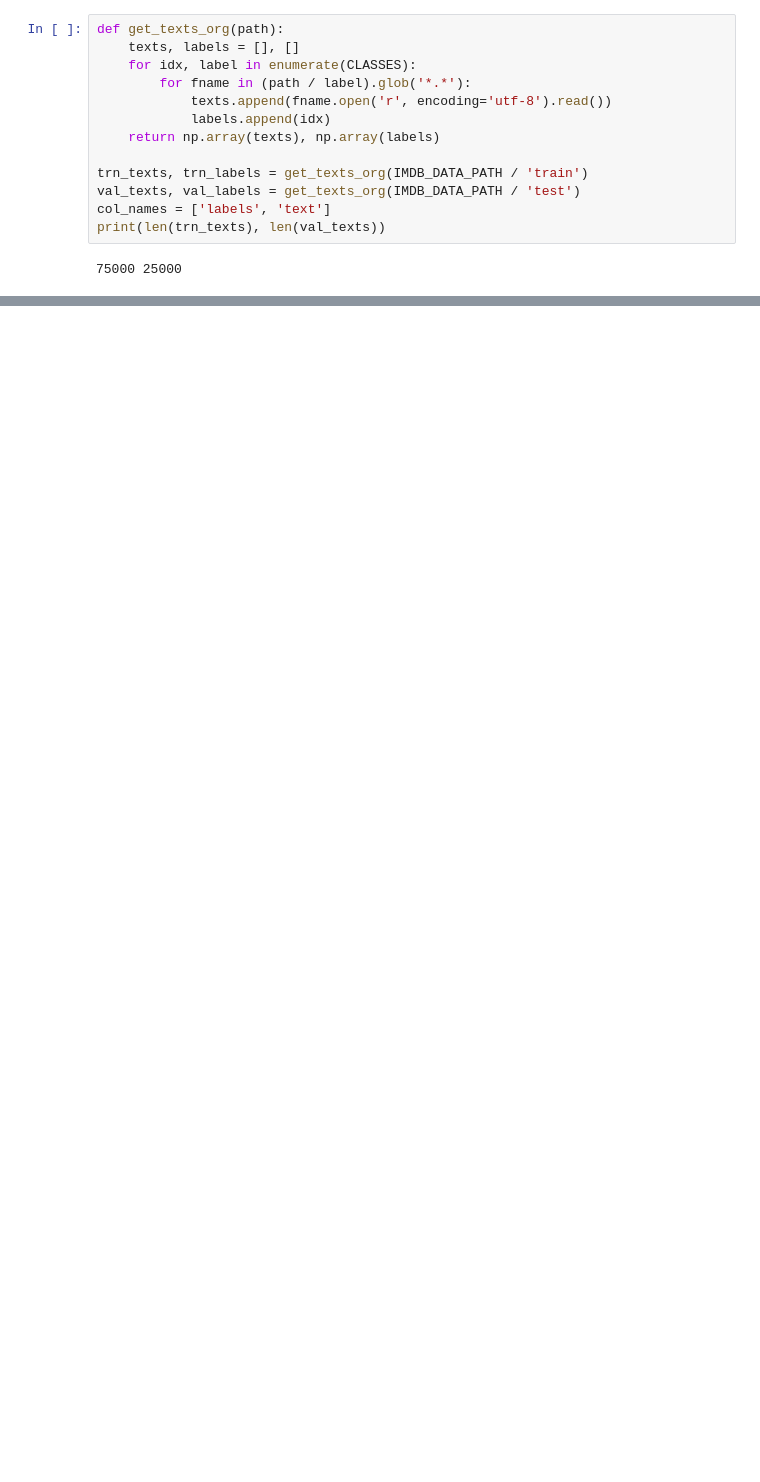
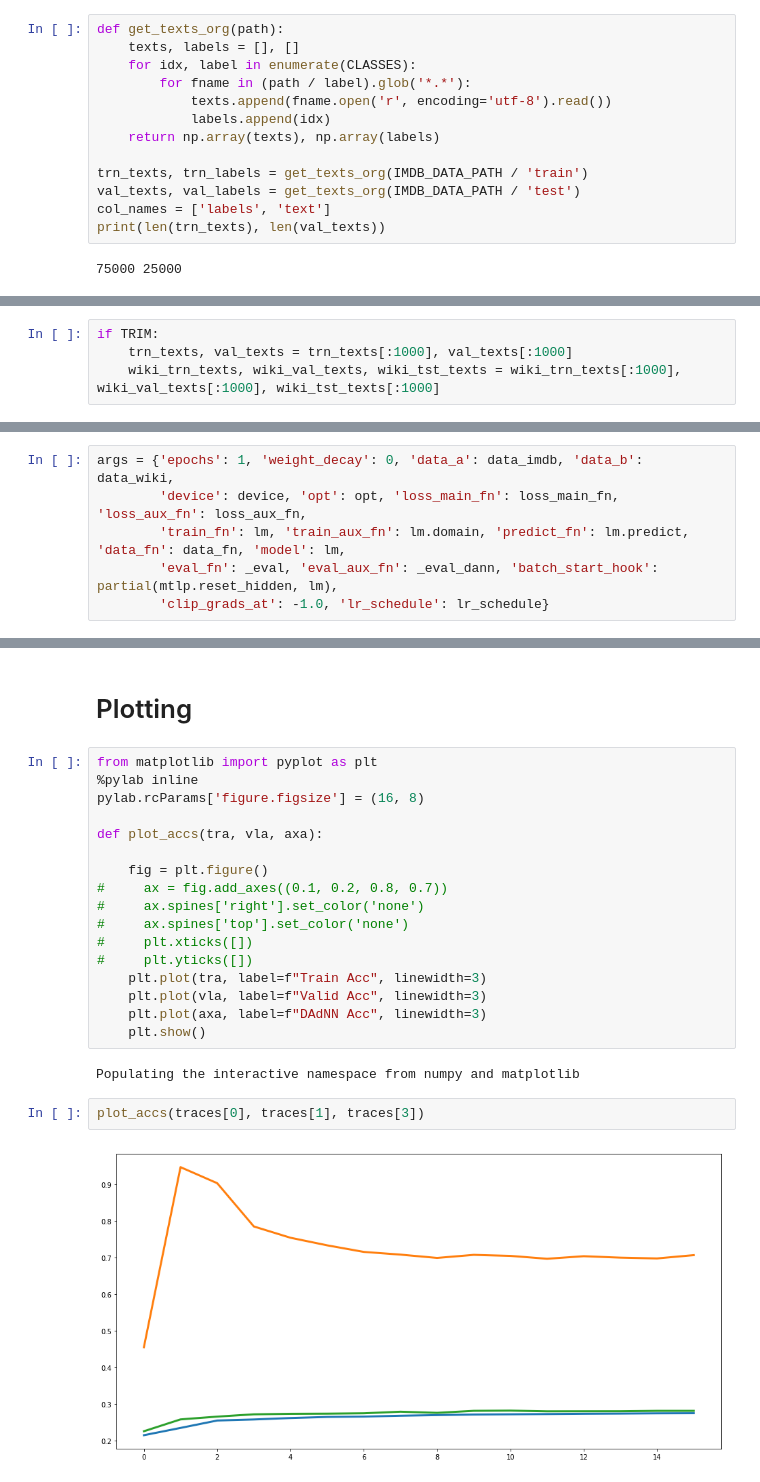
Before and after one commit to geraltofrivia/thesis-domainadv-recurrentlm, a Jupyter notebook: main.ipynb, the cells around one changed output, grey strips where cells are left out. Drawn from its saved outputs; the diff is of its cells as text; blank space fills up the shorter version.

```diff
--- a/main.ipynb
+++ b/main.ipynb
@@ -640,0 +174,4 @@ Epoch: 009 | Loss: 4.11439 | Tr_c: 0.27059 | Vl_c: 0.27783 | Time: 0.423 min
+# %%
+if TRIM:
+    trn_texts, val_texts = trn_texts[:1000], val_texts[:1000]
+    wiki_trn_texts, wiki_val_texts, wiki_tst_texts = wiki_trn_texts[:1000], wiki_val_texts[:1000], wiki_tst_texts[:1000]
@@ -640,0 +497,6 @@ Epoch: 009 | Loss: 4.11439 | Tr_c: 0.27059 | Vl_c: 0.27783 | Time: 0.423 min
+# %%
+args = {'epochs': 1, 'weight_decay': 0, 'data_a': data_imdb, 'data_b': data_wiki,
+        'device': device, 'opt': opt, 'loss_main_fn': loss_main_fn, 'loss_aux_fn': loss_aux_fn,
+        'train_fn': lm, 'train_aux_fn': lm.domain, 'predict_fn': lm.predict, 'data_fn': data_fn, 'model': lm,
+        'eval_fn': _eval, 'eval_aux_fn': _eval_dann, 'batch_start_hook': partial(mtlp.reset_hidden, lm),
+        'clip_grads_at': -1.0, 'lr_schedule': lr_schedule}
@@ -640,0 +710,25 @@ Epoch: 009 | Loss: 4.11439 | Tr_c: 0.27059 | Vl_c: 0.27783 | Time: 0.423 min
+# %% [markdown]
+# Plotting
+# %%
+from matplotlib import pyplot as plt
+%pylab inline
+pylab.rcParams['figure.figsize'] = (16, 8)
+
+def plot_accs(tra, vla, axa):
+
+    fig = plt.figure()
+#     ax = fig.add_axes((0.1, 0.2, 0.8, 0.7))
+#     ax.spines['right'].set_color('none')
+#     ax.spines['top'].set_color('none')
+#     plt.xticks([])
+#     plt.yticks([])
+    plt.plot(tra, label=f"Train Acc", linewidth=3)
+    plt.plot(vla, label=f"Valid Acc", linewidth=3)
+    plt.plot(axa, label=f"DAdNN Acc", linewidth=3)
+    plt.show()
+# %% [output]
+Populating the interactive namespace from numpy and matplotlib
+# %%
+plot_accs(traces[0], traces[1], traces[3])
+# %% [output]
+[figure, added]
```
Also changed, not shown: parts of 54 cells of this notebook.
